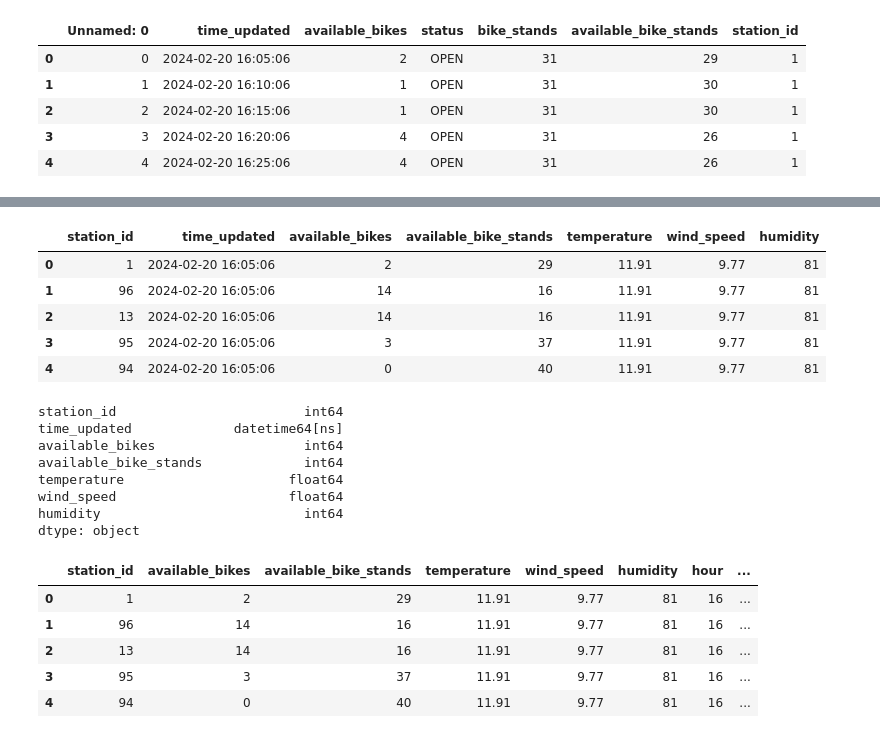
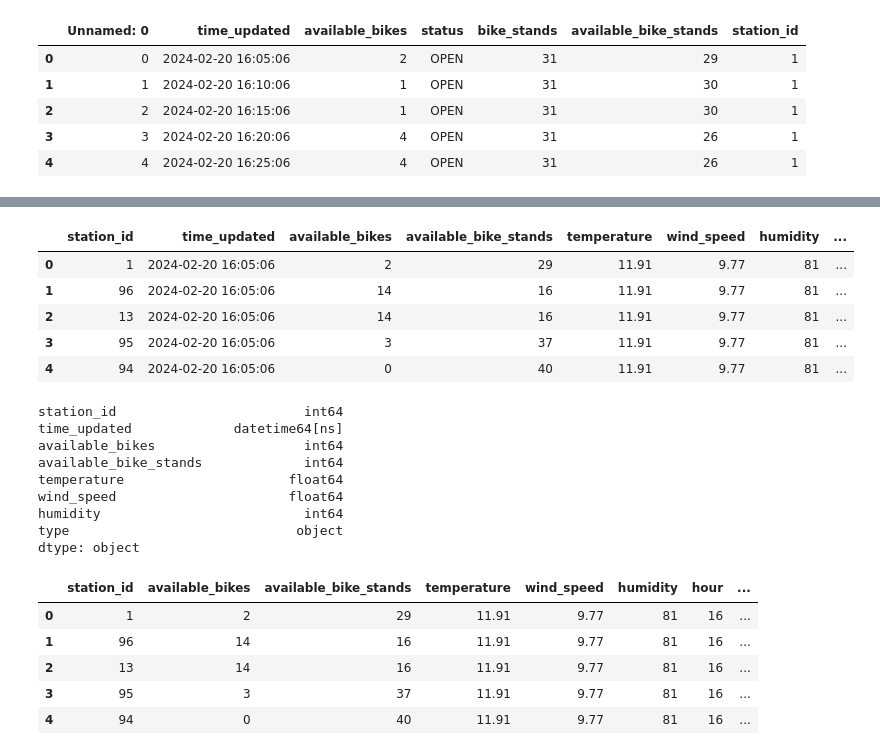
Before and after one commit to TadghPurcell/On-Your-Bike, a Jupyter notebook: ML_models/station_ml_model.ipynb, the cells around one changed output, grey strips where cells are left out. Drawn from its saved outputs; the diff is of its cells as text; code cells hidden in the pictures.

```diff
--- a/ML_models/station_ml_model.ipynb
+++ b/ML_models/station_ml_model.ipynb
@@ -116,15 +117,15 @@ weather_df.to_csv('weather.csv')
 # %%
 df = pd.merge_asof(availability_df, weather_df, on='time_updated')
 # %%
-df = df[['station_id', 'time_updated', 'available_bikes', 'available_bike_stands', 'temperature', 'wind_speed', 'humidity']]
+df = df[['station_id', 'time_updated', 'available_bikes', 'available_bike_stands', 'temperature', 'wind_speed', 'humidity', 'type']]
 df.head()
 # %% [output]
-|  | station_id | time_updated | available_bikes | available_bike_stands | temperature | wind_speed | humidity |
-| 0 | 1 | 2024-02-20 16:05:06 | 2 | 29 | 11.91 | 9.77 | 81 |
-| 1 | 96 | 2024-02-20 16:05:06 | 14 | 16 | 11.91 | 9.77 | 81 |
-| 2 | 13 | 2024-02-20 16:05:06 | 14 | 16 | 11.91 | 9.77 | 81 |
-| 3 | 95 | 2024-02-20 16:05:06 | 3 | 37 | 11.91 | 9.77 | 81 |
-| 4 | 94 | 2024-02-20 16:05:06 | 0 | 40 | 11.91 | 9.77 | 81 |
+|  | station_id | time_updated | available_bikes | available_bike_stands | temperature | wind_speed | humidity | ... |
+| 0 | 1 | 2024-02-20 16:05:06 | 2 | 29 | 11.91 | 9.77 | 81 | ... |
+| 1 | 96 | 2024-02-20 16:05:06 | 14 | 16 | 11.91 | 9.77 | 81 | ... |
+| 2 | 13 | 2024-02-20 16:05:06 | 14 | 16 | 11.91 | 9.77 | 81 | ... |
+| 3 | 95 | 2024-02-20 16:05:06 | 3 | 37 | 11.91 | 9.77 | 81 | ... |
+| 4 | 94 | 2024-02-20 16:05:06 | 0 | 40 | 11.91 | 9.77 | 81 | ... |
 # %%
 df.dtypes
 # %% [output]
@@ -135,6 +136,7 @@ available_bike_stands             int64
 temperature                     float64
 wind_speed                      float64
 humidity                          int64
+type                             object
 dtype: object
 # %%
 df.to_csv('weather_availability_joined.csv')
```
Also changed, not shown: parts of 13 cells of this notebook, 2 other files.
